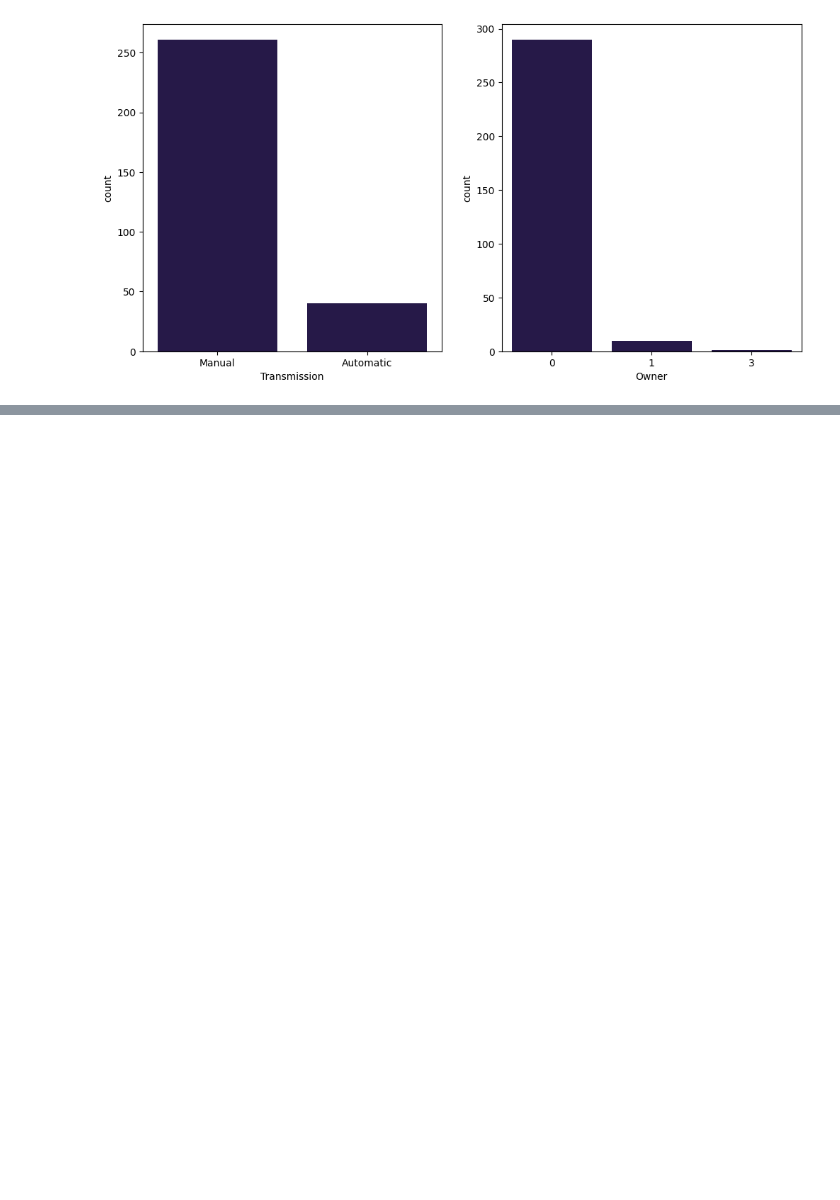
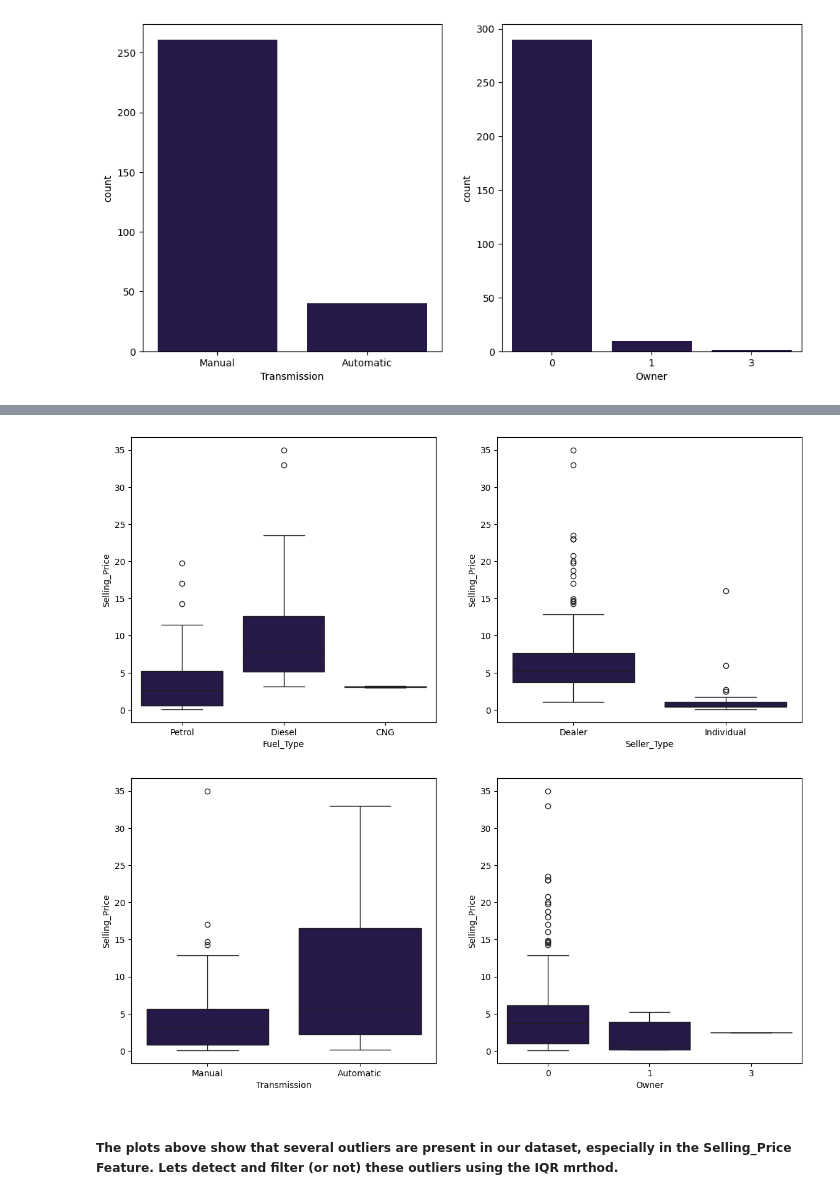
Before and after one commit to youzaina001/ML_supervised, a Jupyter notebook: Simple_Linear_Regression_sklearn.ipynb, the cells around one changed output, grey strips where cells are left out. Cells and saved outputs as stored; diff of their text form; code cells hidden in the pictures; blank space fills up the shorter version.

Commit message:
Applied EDA (Explanatory Data Analysis) and conducted some changes to the Jupyter NoteBook

```diff
--- a/Simple_Linear_Regression_sklearn.ipynb
+++ b/Simple_Linear_Regression_sklearn.ipynb
@@ -147,0 +160,25 @@ while i < 4:
+# %%
+# Detecting Outliers for categorical features
+categorical_columns = ['Fuel_Type','Seller_Type','Transmission','Owner']
+
+i = 0
+sb.set_palette("magma")
+
+while i < 4:
+
+    fig = plt.figure(figsize=[14,6])
+
+    plt.subplot(1,2,1)
+    sb.boxplot(x=categorical_columns[i],data=db,y='Selling_Price')
+    i += 1
+
+    plt.subplot(1,2,2)
+    sb.boxplot(x=categorical_columns[i],data=db,y='Selling_Price')
+    i += 1
+
+    plt.show()
+# %% [output]
+[figure, added]
+[figure, added]
+# %% [markdown]
+##### The plots above show that several outliers are present in our dataset, especially in the Selling_Price Feature. Lets detect and filter (or not) these outliers using the IQR mrthod.
```
Also changed, not shown: parts of 12 cells of this notebook.
